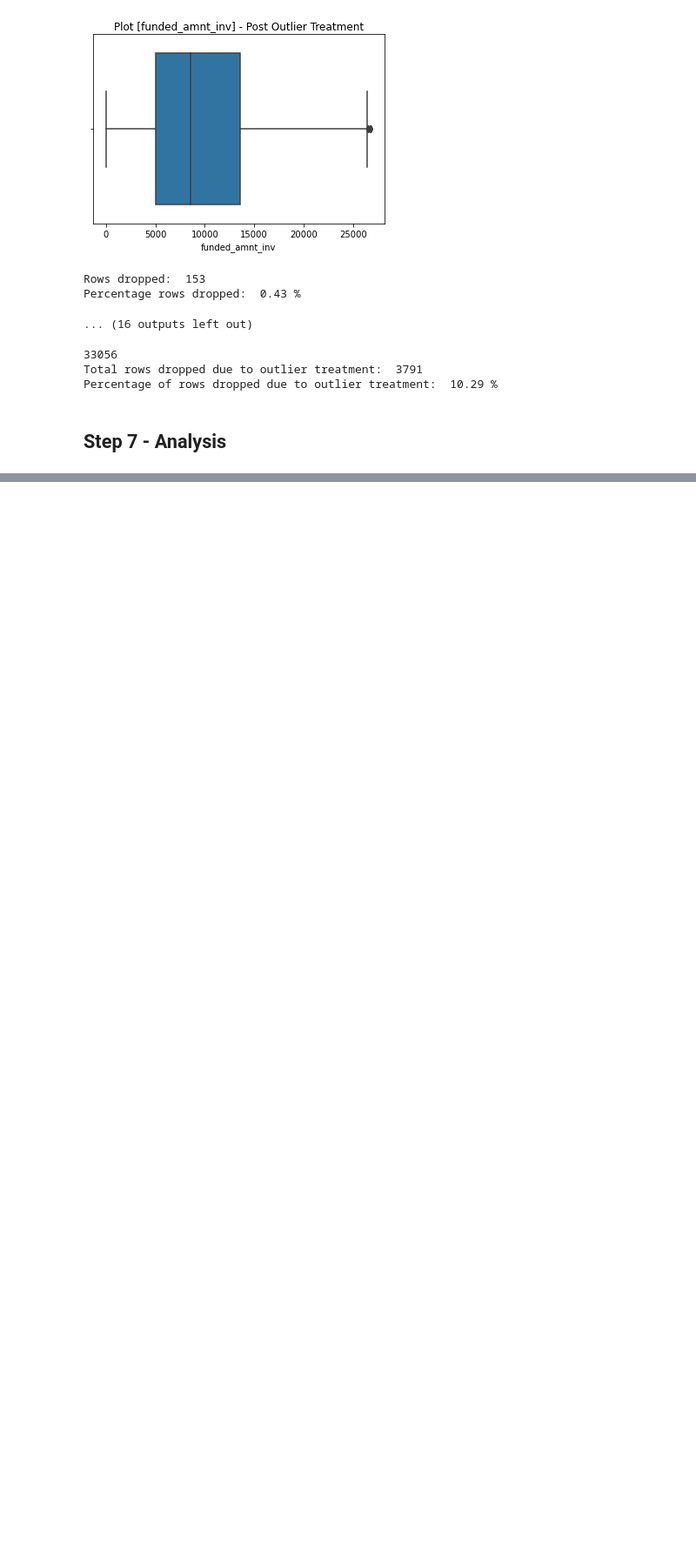
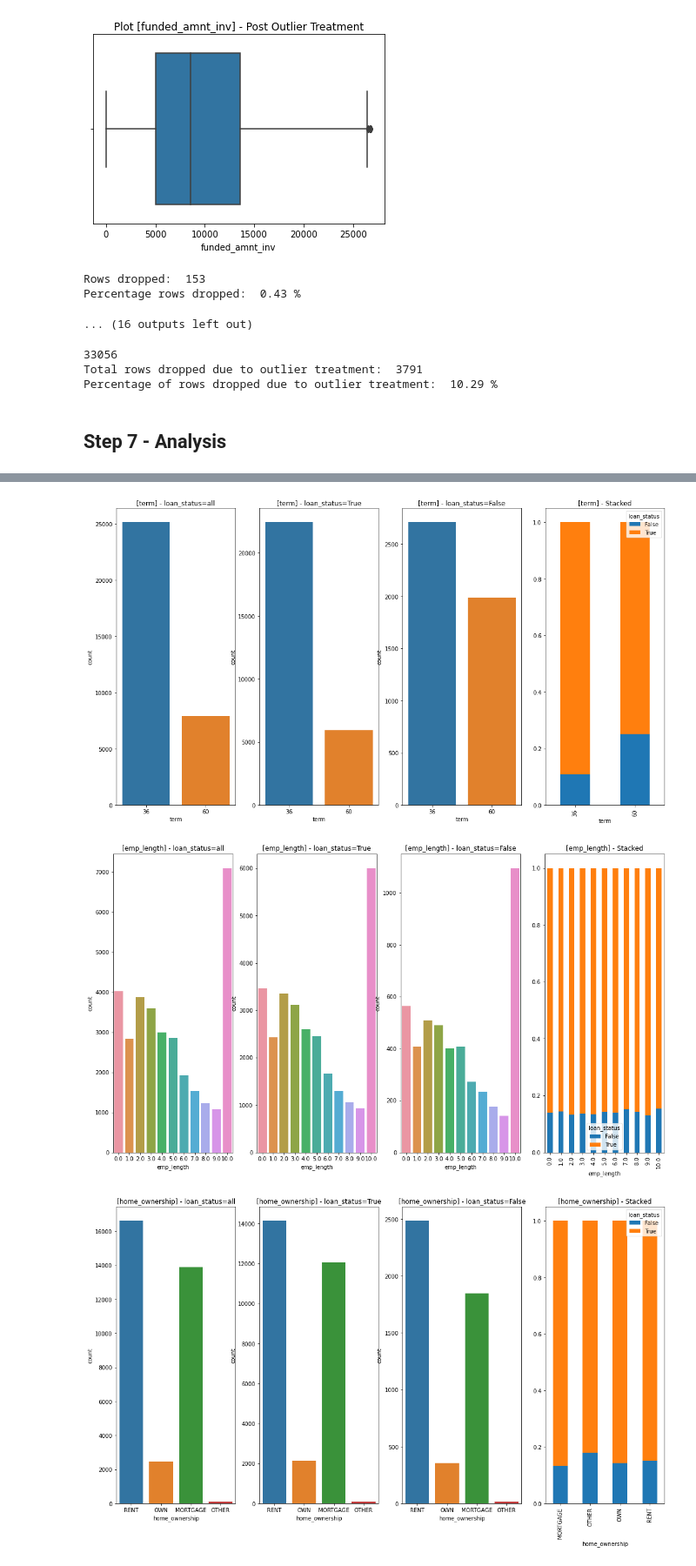
Before and after one commit to slahiri/LendingClubCaseStudy, a Jupyter notebook: Siddhartha_Lahiri.ipynb, the cells around one changed output, grey strips where cells are left out. Shown: that part at 87% size. Drawn from its saved outputs; the diff is of its cells as text; code cells hidden in the pictures; blank space fills up the shorter version.

Commit message:
added ordered column analysis

```diff
--- a/Siddhartha_Lahiri.ipynb
+++ b/Siddhartha_Lahiri.ipynb
@@ -668,3 +646,0 @@ def analysis_plots_v1(df, col):
-# %%
-for c in ['emp_length', 'home_ownership', 'verification_status', 'purpose']:
-    analysis_plots_v1(loan, c)
@@ -675,0 +668,7 @@ for c in ['emp_length', 'home_ownership', 'verification_status', 'purpose']:
+# %%
+for c in ['term', 'emp_length', 'home_ownership', 'verification_status', 'purpose', 'grade', 'addr_state', 'issue_y', 'issue_m']:
+    analysis_plots_v1(loan, c)
+# %% [output]
+[figure, added]
+[figure, added]
+[figure, added]
```
Also changed, not shown: parts of 6 cells of this notebook.
